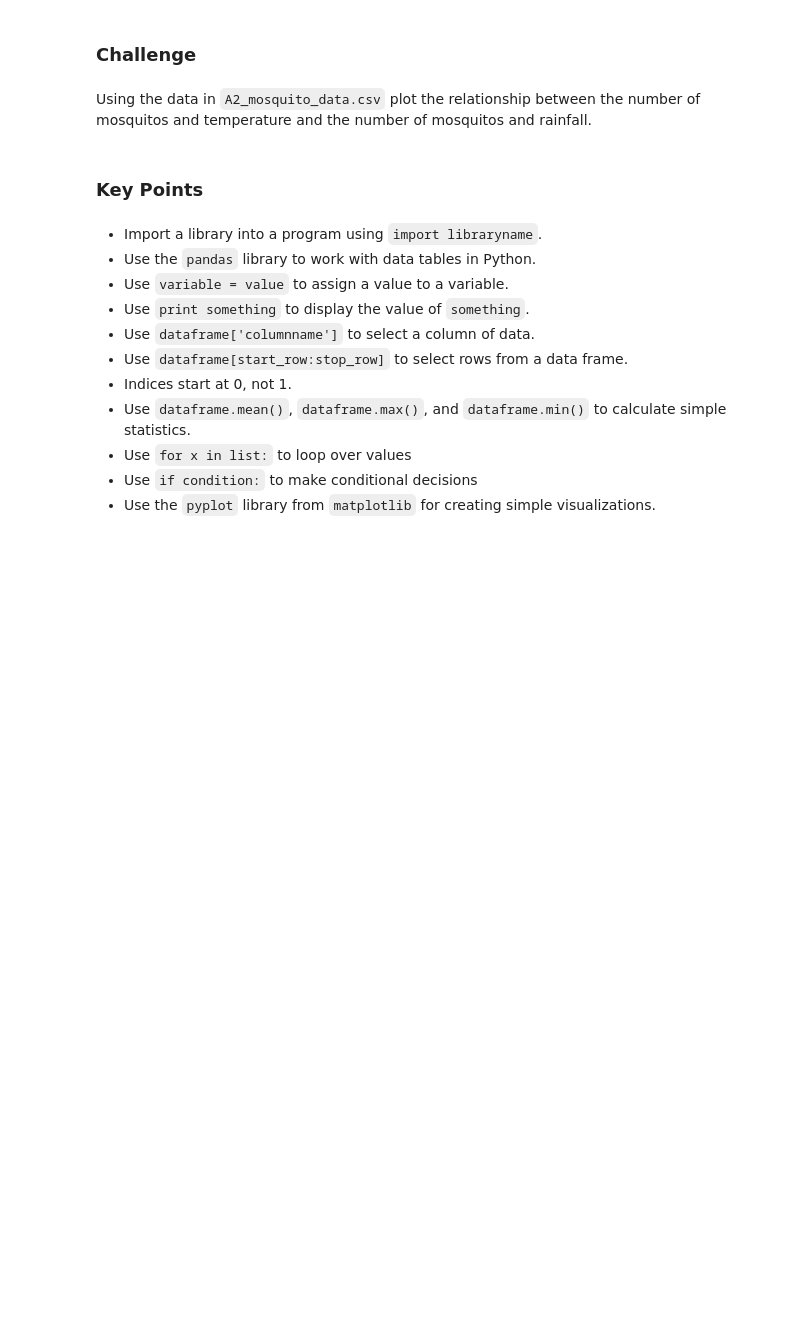
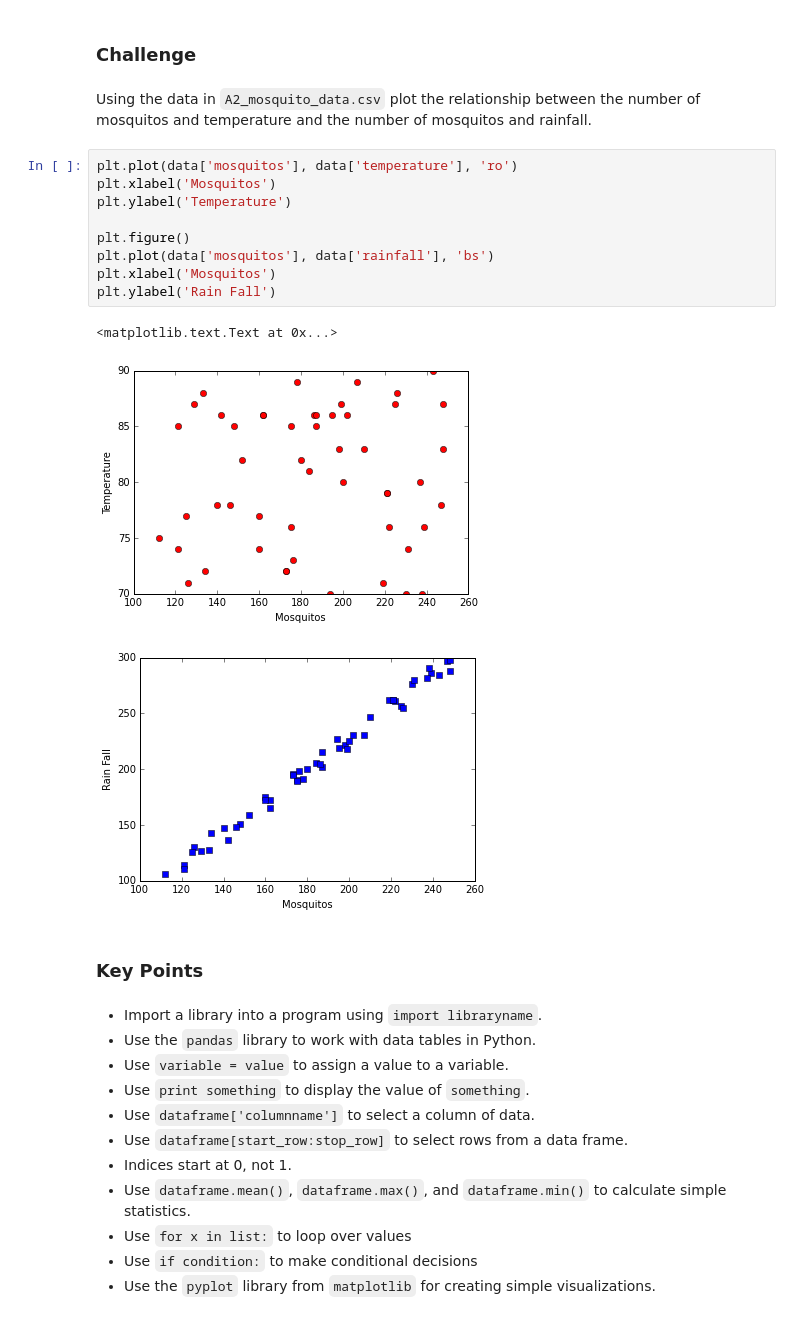
Before and after one commit to qjcg/2015-06-22-caltech-python-1, a Jupyter notebook: notebooks/1-load-plot-data.ipynb, the cells around one changed output. Saved outputs shown, nothing was run; the diff lists cells and outputs as text; blank space fills up the shorter version.

```diff
--- a/notebooks/1-load-plot-data.ipynb
+++ b/notebooks/1-load-plot-data.ipynb
@@ -308,6 +308,19 @@ plt.ylabel('Rain Fall')
 ### Challenge
 # %% [markdown]
 Using the data in `A2_mosquito_data.csv` plot the relationship between the number of mosquitos and temperature and the number of mosquitos and rainfall.
+# %%
+plt.plot(data['mosquitos'], data['temperature'], 'ro')
+plt.xlabel('Mosquitos')
+plt.ylabel('Temperature')
+
+plt.figure()
+plt.plot(data['mosquitos'], data['rainfall'], 'bs')
+plt.xlabel('Mosquitos')
+plt.ylabel('Rain Fall')
+# %% [output]
+<matplotlib.text.Text at 0x...>
+[figure, added]
+[figure, added]
 # %% [markdown]
 ### Key Points
 # %% [markdown]
```
